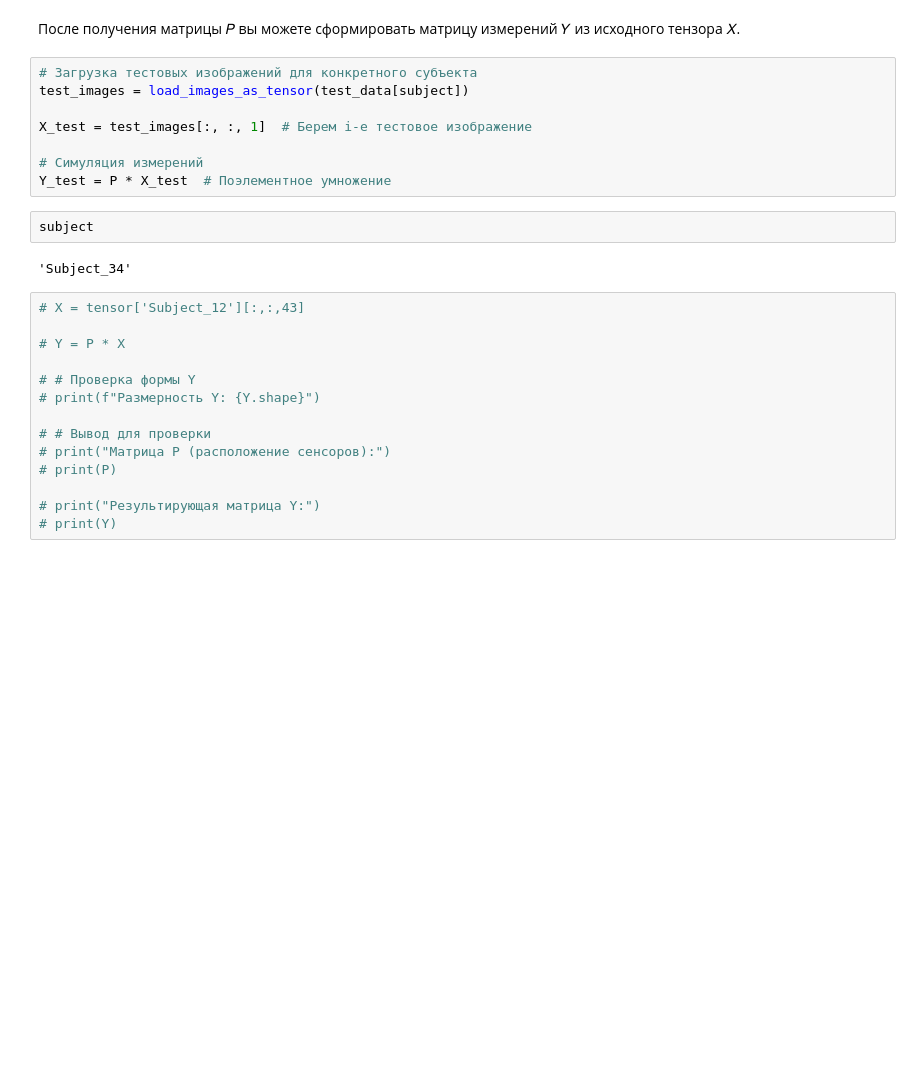
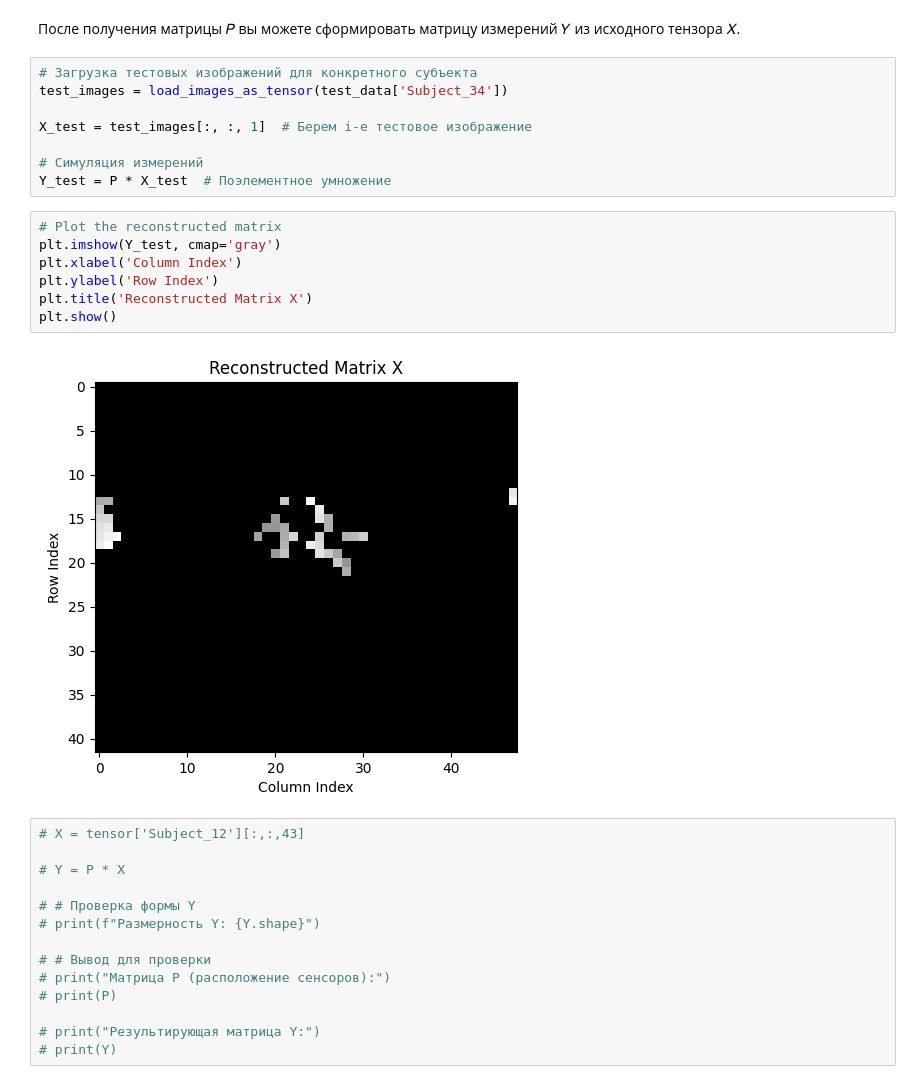
Before and after one commit to denis-samatov/tensor-based_modal_decomposition_method, a Jupyter notebook: algorithm/pipline.ipynb, the cells around one changed output. Cells and saved outputs as stored; diff of their text form; blank space fills up the shorter version.

```diff
--- a/algorithm/pipline.ipynb
+++ b/algorithm/pipline.ipynb
@@ -700,16 +699,21 @@ print(f"\nНорма (Q^T Q - I): {difference}")
 После получения матрицы 𝑃 вы можете сформировать матрицу измерений 𝑌 из исходного тензора 𝑋.
 # %%
 # Загрузка тестовых изображений для конкретного субъекта
-test_images = load_images_as_tensor(test_data[subject])
+test_images = load_images_as_tensor(test_data['Subject_34'])
 
 X_test = test_images[:, :, 1]  # Берем i-е тестовое изображение
 
 # Симуляция измерений
 Y_test = P * X_test  # Поэлементное умножение
-# %%
-subject
-# %% [output]
-'Subject_34'
+# %%
+# Plot the reconstructed matrix
+plt.imshow(Y_test, cmap='gray')
+plt.xlabel('Column Index')
+plt.ylabel('Row Index')
+plt.title('Reconstructed Matrix X')
+plt.show()
+# %% [output]
+[figure, added]
 # %%
 # X = tensor['Subject_12'][:,:,43]
 
```
Also changed, not shown: parts of 8 cells of this notebook, 5 other files.
